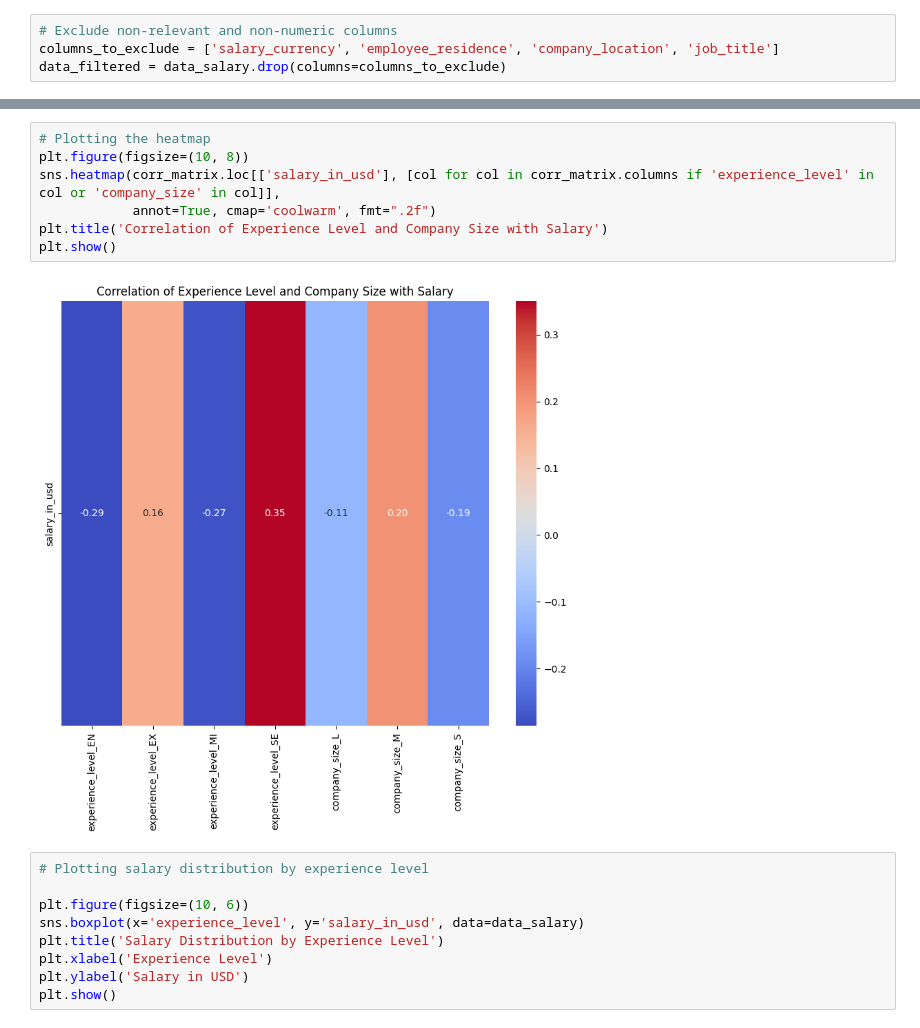
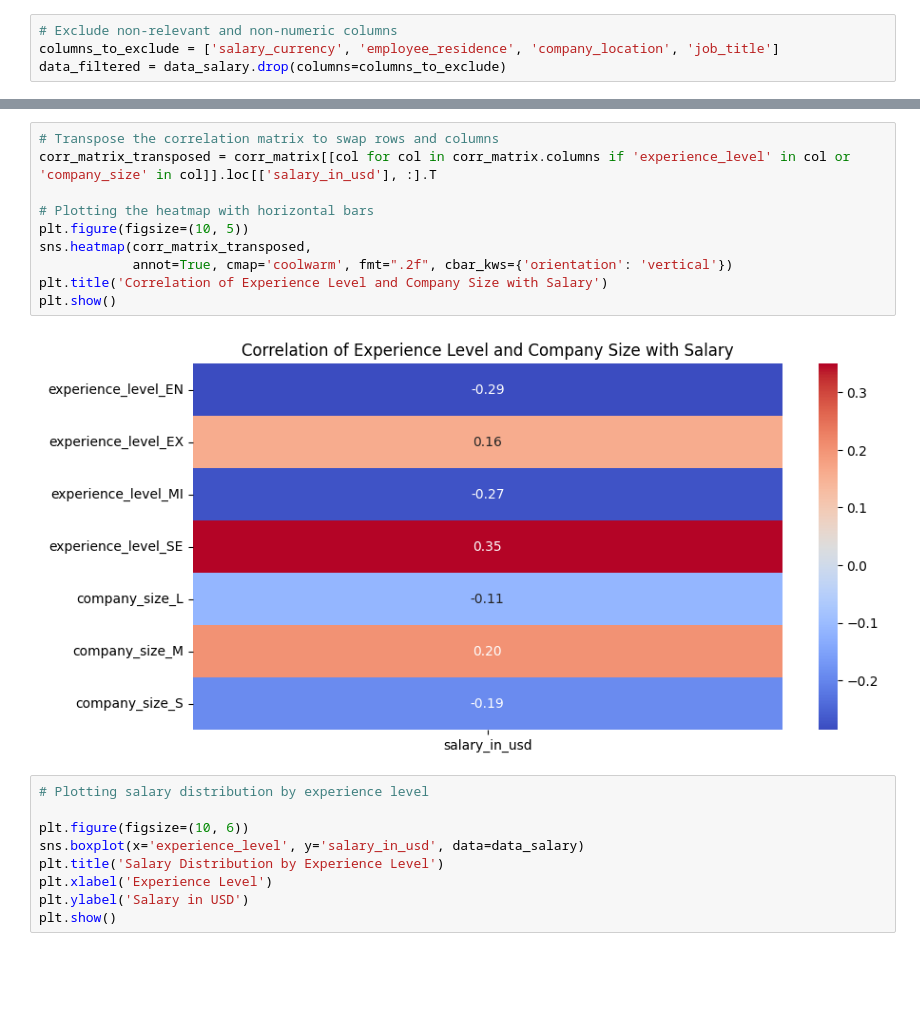
Before and after one commit to PilatusPy/DS_mini_projects, a Jupyter notebook: DS_salary/DS_salaries_storytelling.ipynb, the cells around one changed output, grey strips where cells are left out. Drawn from its saved outputs; the diff is of its cells as text; blank space fills up the shorter version.

```diff
--- a/DS_salary/DS_salaries_storytelling.ipynb
+++ b/DS_salary/DS_salaries_storytelling.ipynb
@@ -124,12 +143,15 @@ plt.show()
 # %%
-# Plotting the heatmap
-plt.figure(figsize=(10, 8))
-sns.heatmap(corr_matrix.loc[['salary_in_usd'], [col for col in corr_matrix.columns if 'experience_level' in col or 'company_size' in col]],
-            annot=True, cmap='coolwarm', fmt=".2f")
+# Transpose the correlation matrix to swap rows and columns
+corr_matrix_transposed = corr_matrix[[col for col in corr_matrix.columns if 'experience_level' in col or 'company_size' in col]].loc[['salary_in_usd'], :].T
+
+# Plotting the heatmap with horizontal bars
+plt.figure(figsize=(10, 5))
+sns.heatmap(corr_matrix_transposed,
+            annot=True, cmap='coolwarm', fmt=".2f", cbar_kws={'orientation': 'vertical'})
 plt.title('Correlation of Experience Level and Company Size with Salary')
 plt.show()
 # %% [output]
-[figure, old version]
+[figure, new version]
 # %%
 # Plotting salary distribution by experience level
 
```
Also changed, not shown: parts of 3 cells of this notebook.
